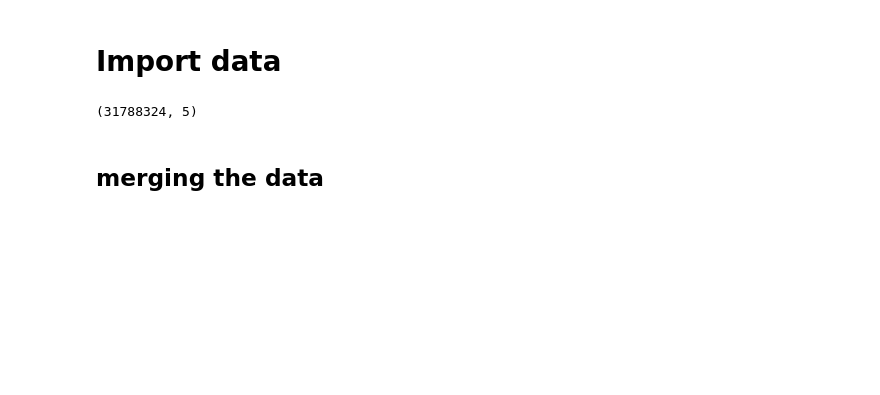
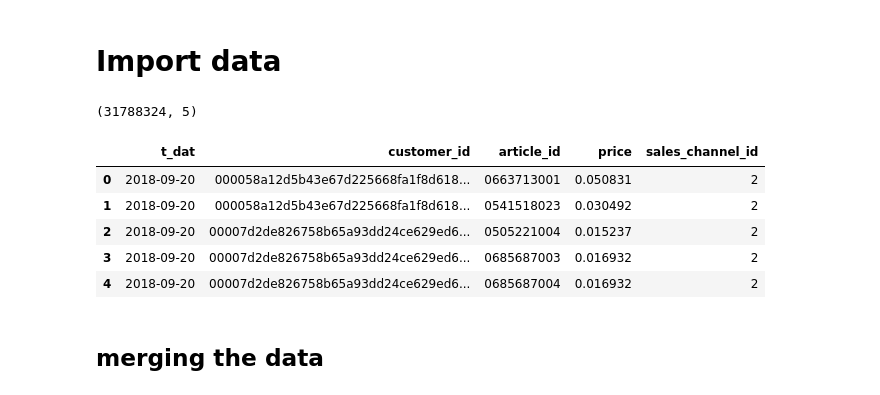
Before and after one commit to VaibhavCn/Data_Science_Projects, a Jupyter notebook: hm-recommendations/notebooks/02_modeling.ipynb, the cells around one changed output. Saved outputs shown, nothing was run; the diff lists cells and outputs as text; code cells hidden in the pictures; blank space fills up the shorter version.

```diff
--- a/hm-recommendations/notebooks/02_modeling.ipynb
+++ b/hm-recommendations/notebooks/02_modeling.ipynb
@@ -2,15 +2,20 @@
 # Import data
 # %%
 import pandas as pd
-import numpy as np
 
-# transaction file
-df = pd.read_csv("/home/vaichauhan/nfs/Projects/recommendation/transactions_train.csv",dtype={
-    'article_id': str
-})
+df = pd.read_csv(
+    "/Users/vaibhavchauhan/Desktop/DS projects/Data_Science_Projects/hm-recommendations/data/transactions_train.csv",
+    dtype={'article_id': str}
+)
+print(df.shape)
 df.head()
-df.shape
 # %% [output]
 (31788324, 5)
+|  | t_dat | customer_id | article_id | price | sales_channel_id |
+| 0 | 2018-09-20 | 000058a12d5b43e67d225668fa1f8d618... | 0663713001 | 0.050831 | 2 |
+| 1 | 2018-09-20 | 000058a12d5b43e67d225668fa1f8d618... | 0541518023 | 0.030492 | 2 |
+| 2 | 2018-09-20 | 00007d2de826758b65a93dd24ce629ed6... | 0505221004 | 0.015237 | 2 |
+| 3 | 2018-09-20 | 00007d2de826758b65a93dd24ce629ed6... | 0685687003 | 0.016932 | 2 |
+| 4 | 2018-09-20 | 00007d2de826758b65a93dd24ce629ed6... | 0685687004 | 0.016932 | 2 |
 # %%
 # Customer, Articles and Sample Submissions
```
Also changed, not shown: parts of 14 cells of this notebook.
